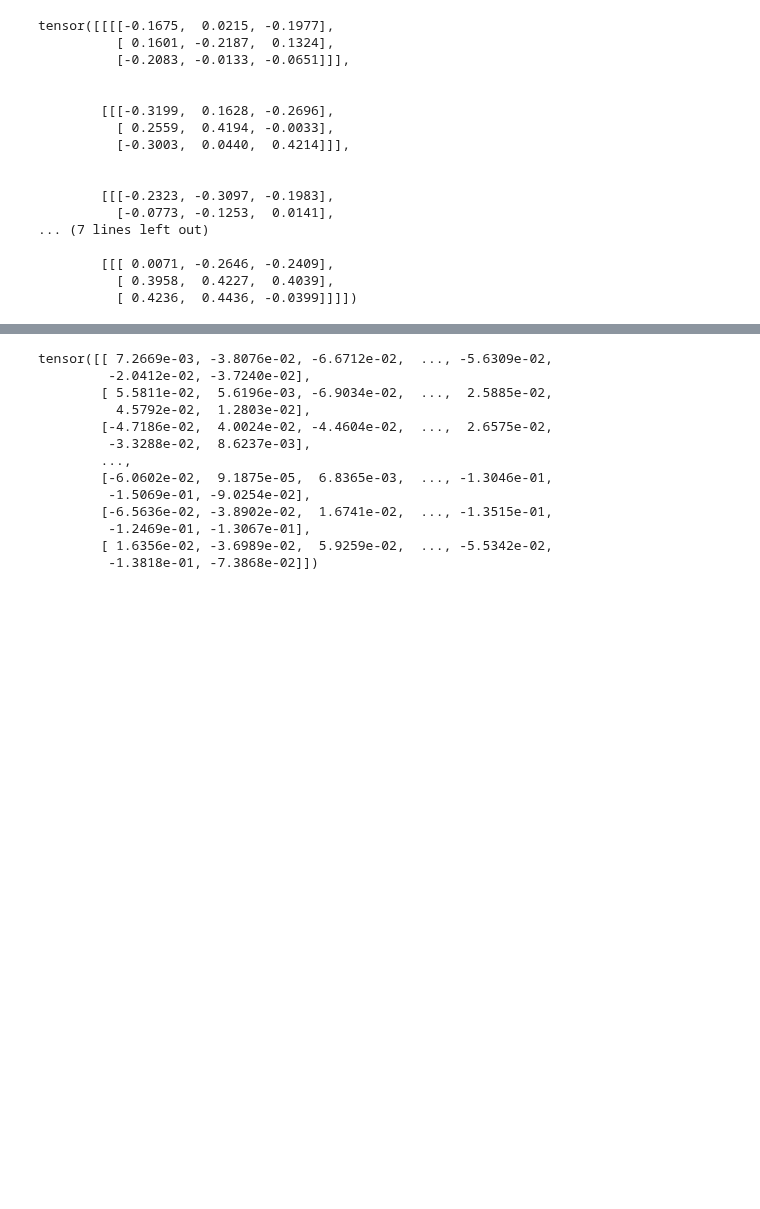
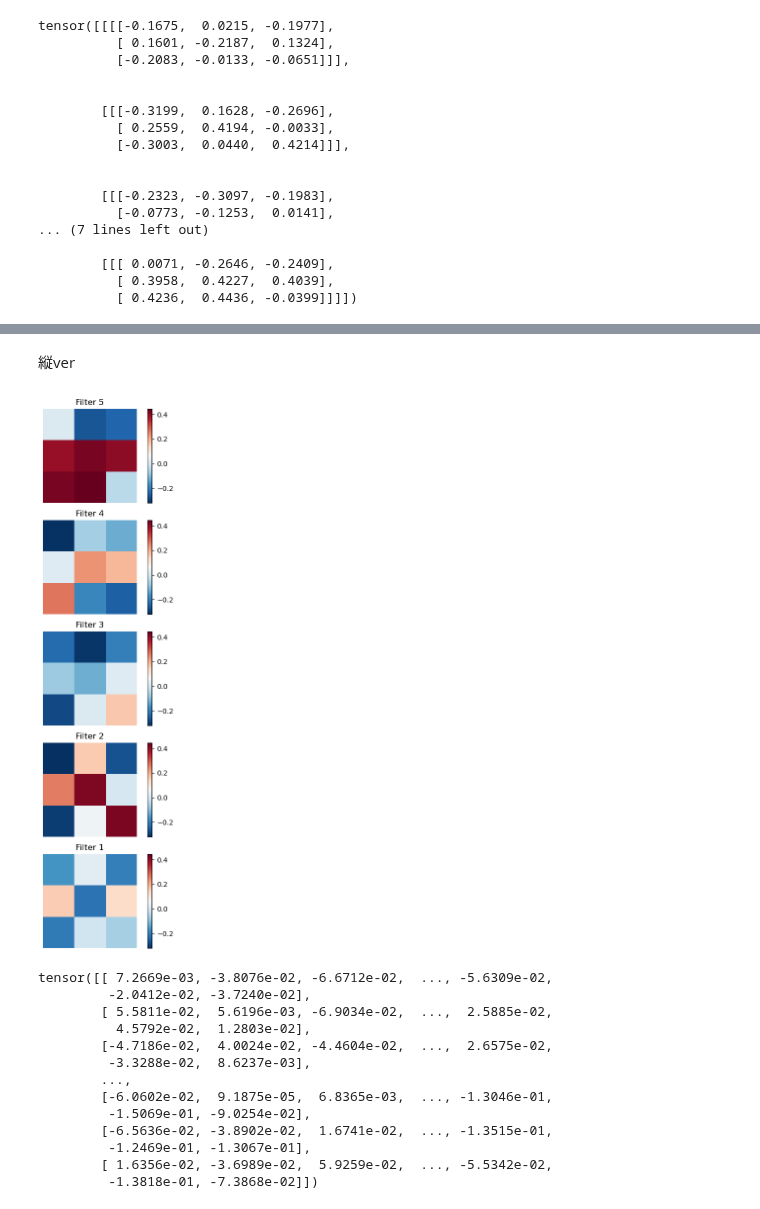
Before and after one commit to Chansuga/Master-s_thesis, a Jupyter notebook: Paper_Tomiya_Tanaka/Parameter analysis/prm_CNN_L16.ipynb, the cells around one changed output, grey strips where cells are left out. Cells and saved outputs as stored; diff of their text form; code cells hidden in the pictures; blank space fills up the shorter version.

```diff
--- a/Paper_Tomiya_Tanaka/Parameter analysis/prm_CNN_L16.ipynb
+++ b/Paper_Tomiya_Tanaka/Parameter analysis/prm_CNN_L16.ipynb
@@ -72,3 +92,36 @@ plt.show()
+# %% [markdown]
+縦ver
+# %%
+# 各重みフィルターに対して成分の和を計算
+filter_sums = [np.sum(filter) for filter in conv1_weight_np]
+
+# カラーマップの最小値を0以下に設定
+min_value = min(np.min(conv1_weight_np), 0)
+# 単一の最大値を取得
+max_value = np.amax(conv1_weight_np)
+
+# グリッドの行数と列数を設定
+num_rows = 5
+num_cols = 2
+
+# フィギュアを作成
+plt.figure(figsize=(9, 12))
+
+for i in reversed(range(5)):
+    # ヒートマップを描画
+    plt.subplot(num_rows, num_cols, (4 - i) * num_cols + 1)
+    plt.imshow(conv1_weight_np[i, 0], cmap='RdBu_r', vmin=min_value, vmax=max_value, interpolation='nearest')
+    plt.colorbar()
+    plt.title(f'Filter {i + 1}')
+    plt.axis('off')
+
+# plt.suptitle('Conv1 Weight Heatmaps and Sums', fontsize=16)
+plt.tight_layout(rect=[0, 0, 1, 0.95])
+# 図をファイルとして保存
+plt.savefig('../image storage/L16_CNN_filter.png')
+plt.show()
+# %% [output]
+[figure, added]
 # %%
 fc_weight = model['fc.0.weight']
 fc_weight
```
Also changed, not shown: parts of 8 cells of this notebook, 20 other files.
